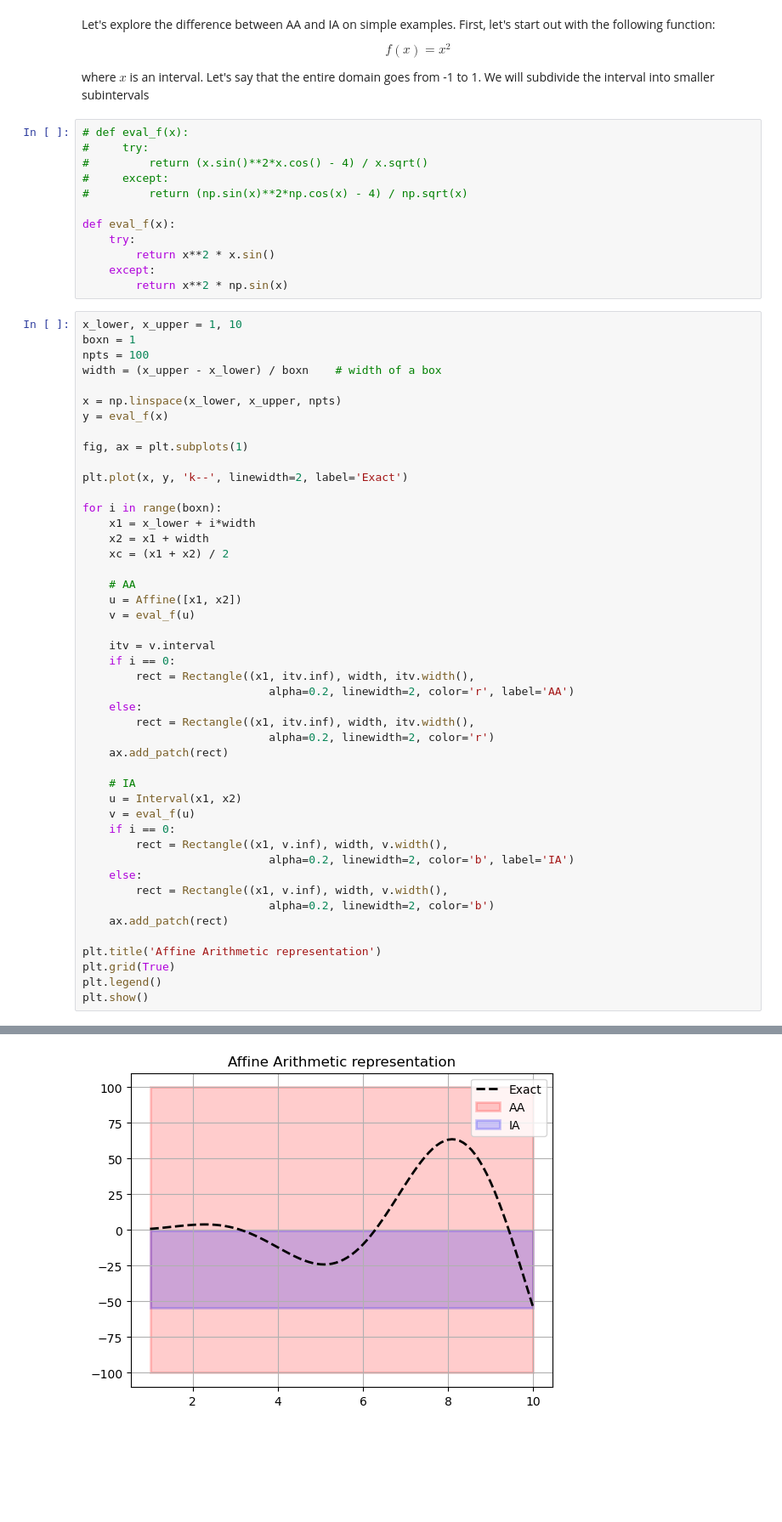
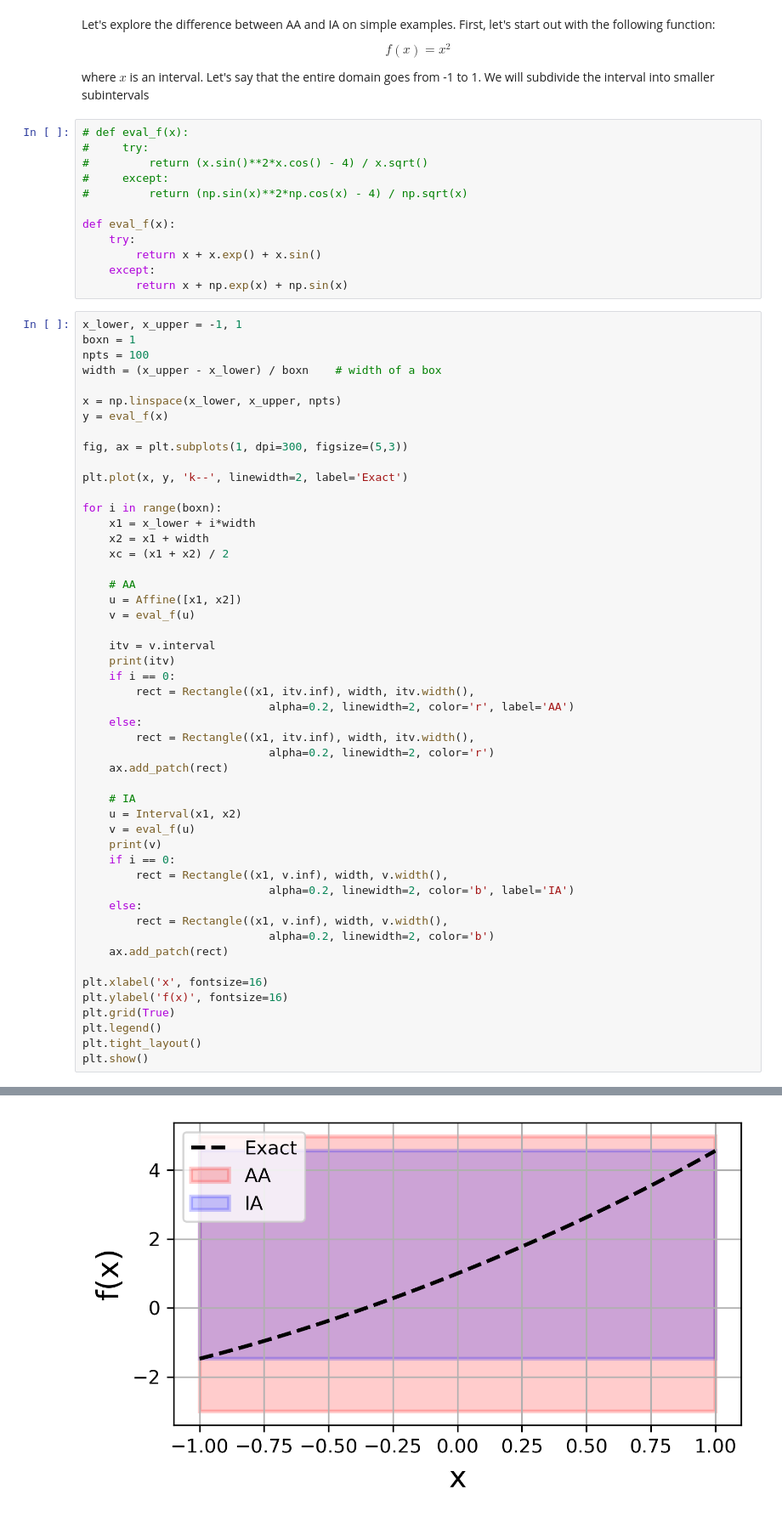
Before and after one commit to aaronriostx/TSEUQLib, a Jupyter notebook: notebooks/simple_comparison_ia_vs_aa.ipynb, the cells around one changed output, grey strips where cells are left out. Shown at 85% size. Saved outputs shown, nothing was run; the diff lists cells and outputs as text; blank space fills up the shorter version.

```diff
--- a/notebooks/simple_comparison_ia_vs_aa.ipynb
+++ b/notebooks/simple_comparison_ia_vs_aa.ipynb
@@ -24,11 +24,11 @@ where $x$ is an interval. Let's say that the entire domain goes from -1 to 1. We
 
 def eval_f(x):
     try:
-        return x**2 * x.sin()
+        return x + x.exp() + x.sin()
     except:
-        return x**2 * np.sin(x)
+        return x + np.exp(x) + np.sin(x)
 # %%
-x_lower, x_upper = 1, 10
+x_lower, x_upper = -1, 1
 boxn = 1
 npts = 100
 width = (x_upper - x_lower) / boxn    # width of a box
@@ -36,7 +36,7 @@ width = (x_upper - x_lower) / boxn    # width of a box
 x = np.linspace(x_lower, x_upper, npts)
 y = eval_f(x)
 
-fig, ax = plt.subplots(1)
+fig, ax = plt.subplots(1, dpi=300, figsize=(5,3))
 
 plt.plot(x, y, 'k--', linewidth=2, label='Exact')
 
@@ -50,6 +50,7 @@ for i in range(boxn):
     v = eval_f(u)
 
     itv = v.interval
+    print(itv)
     if i == 0:
         rect = Rectangle((x1, itv.inf), width, itv.width(),
                             alpha=0.2, linewidth=2, color='r', label='AA')
@@ -61,6 +62,7 @@ for i in range(boxn):
     # IA
     u = Interval(x1, x2)
     v = eval_f(u)
+    print(v)
     if i == 0:
         rect = Rectangle((x1, v.inf), width, v.width(),
                             alpha=0.2, linewidth=2, color='b', label='IA')
@@ -69,8 +71,10 @@ for i in range(boxn):
                             alpha=0.2, linewidth=2, color='b')
     ax.add_patch(rect)
 
-plt.title('Affine Arithmetic representation')
+plt.xlabel('x', fontsize=16)
+plt.ylabel('f(x)', fontsize=16)
 plt.grid(True)
 plt.legend()
+plt.tight_layout()
 plt.show()
 # %% [output]
@@ -77 +83 @@ plt.show()
-[figure, old version]
+[figure, new version]
```
Also changed, not shown: parts of 3 cells of this notebook, 3 other files.
